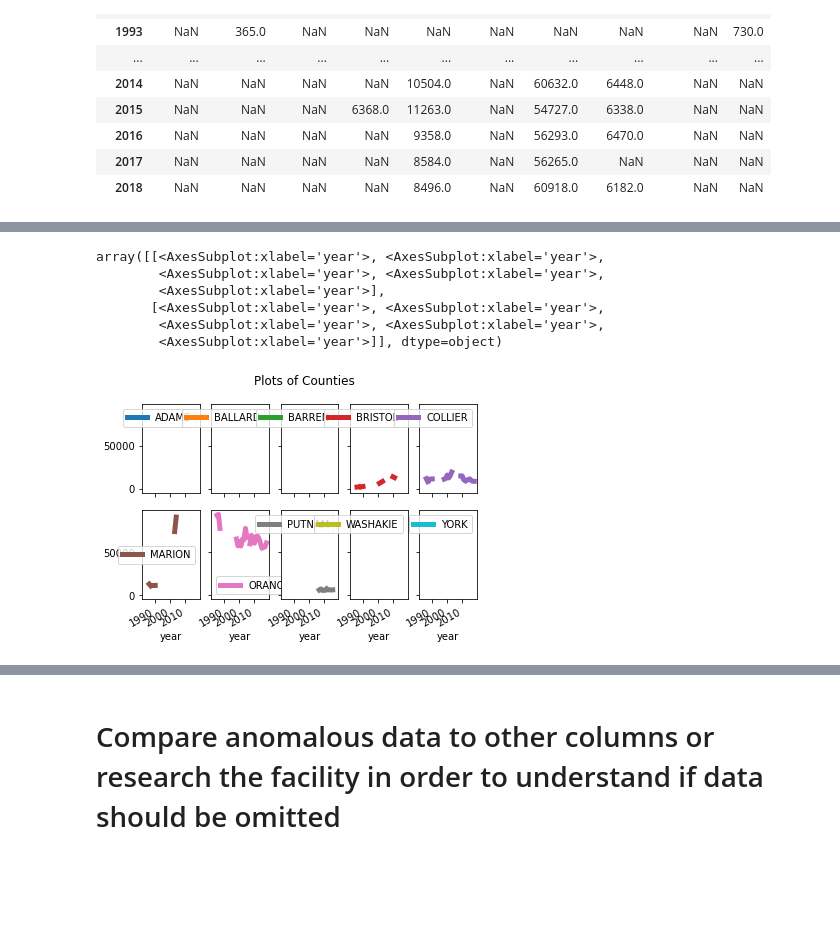
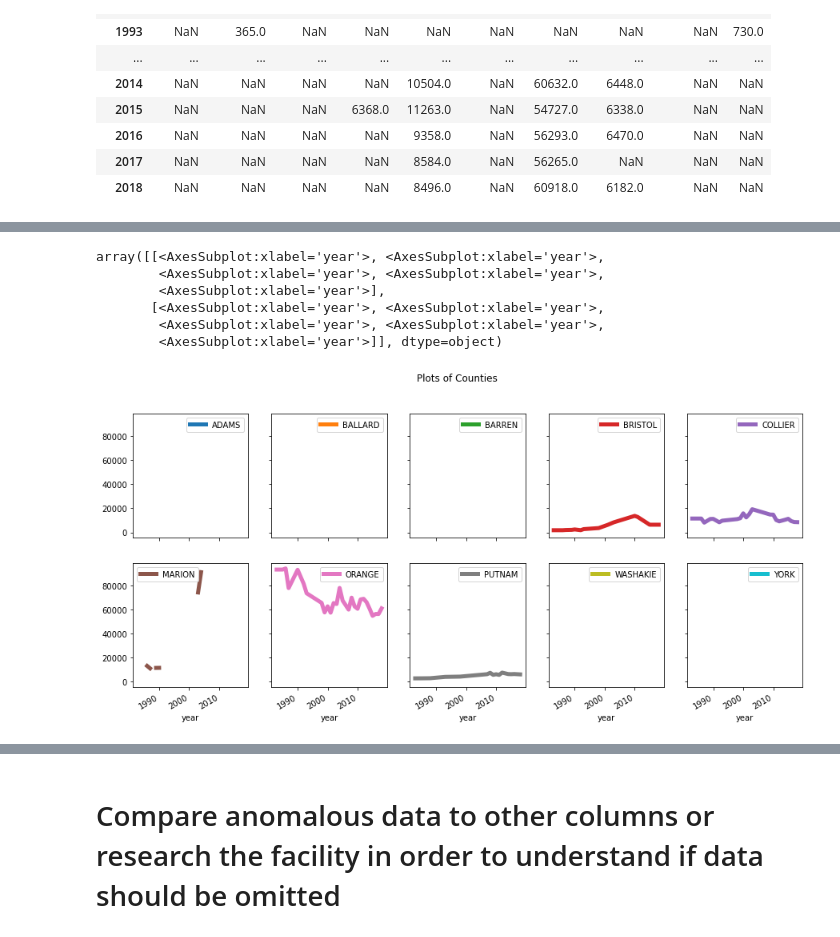
Before and after one commit to albertyusun/VeraInterview, a Jupyter notebook: clean.ipynb, the cells around one changed output, grey strips where cells are left out. Cells and saved outputs as stored; diff of their text form; code cells hidden in the pictures; blank space fills up the shorter version.

```diff
--- a/clean.ipynb
+++ b/clean.ipynb
@@ -71,7 +86,7 @@ There were  122  initial missing values for discharges per year. Now, there are
 # %%
-# Select identifying columns and admissions/discharge counts for year
-df = df[['county', 'year', 'admissions_year', 'discharge_year']]
+admissions_plot = (df.pivot(index='year',
+                            columns='county'))
 
-with pd.option_context('display.max_rows', None, 'display.max_columns', None):  # more options can be specified also
-    display(df)
+with pd.option_context('display.max_rows', None, 'display.max_columns', None):
+    display(admissions_plot)
 # %% [output]
@@ -138,7 +112,10 @@ array([[<AxesSubplot:xlabel='year'>, <AxesSubplot:xlabel='year'>,
 # %% [markdown]
 # Write code that identifies anomalies in the data (for example, depending on the spread of the data, we often use a 20-40% year over year change threshold to find anomalies, feel free to use this or your own way to find anomalies)
 # %%
-percentages = df[['admissions_year', 'discharge_year']].pct_change()
-percentages = percentages.rename(columns={"admissions_year": "pct_admissions_change", "discharge_year": "pct_discharge_change"})
+percentages = df[['rated_capacity', 'adp', 'total_confined_pop', 'admissions_year', 'discharge_year']].pct_change()
+percentages = percentages.rename(columns={"rated_capacity":"pct_capacity_change",
+                                          "adp":"pct_adp_change",
+                                          "total_confined_pop":"pct_pop_change",
+                                          "admissions_year": "pct_admissions_change",
+                                          "discharge_year": "pct_discharge_change"})
 df = df.join(percentages)
-df
@@ -206,0 +174,7 @@ df_pivoted
+# %%
+data = {'year':list(range(1983, 2019))}
+
+year_df = pd.DataFrame(data)
+
+df_pivoted = (df_pivoted.merge(year_df, how = 'right', on = 'year')
+             .set_index('year'))
@@ -206,0 +199,8 @@ df_pivoted
+# %%
+# linear interpolate after removing anamolies
+df_pivoted.BRISTOL = df_pivoted.BRISTOL.interpolate(limit_direction = 'both')
+df_pivoted.COLLIER = df_pivoted.COLLIER.interpolate(limit_direction = 'both')
+df_pivoted.ORANGE = df_pivoted.ORANGE.interpolate(limit_direction = 'both')
+df_pivoted.PUTNAM = df_pivoted.PUTNAM.interpolate(limit_direction = 'both')
+
+df_pivoted
@@ -207,14 +226,16 @@ df_pivoted
 # %%
+# plot the data
 df_pivoted.plot(subplots = True,
                 layout = (2, 5),
                sharey = True,
                title = "Plots of Counties",
-               linewidth = 5)
+               linewidth = 5,
+                figsize=(15,7))
 # %% [output]
 array([[<AxesSubplot:xlabel='year'>, <AxesSubplot:xlabel='year'>,
         <AxesSubplot:xlabel='year'>, <AxesSubplot:xlabel='year'>,
         <AxesSubplot:xlabel='year'>],
        [<AxesSubplot:xlabel='year'>, <AxesSubplot:xlabel='year'>,
         <AxesSubplot:xlabel='year'>, <AxesSubplot:xlabel='year'>,
         <AxesSubplot:xlabel='year'>]], dtype=object)
-[figure, old version]
+[figure, new version]
```
Also changed, not shown: parts of 40 cells of this notebook, 3 other files.
